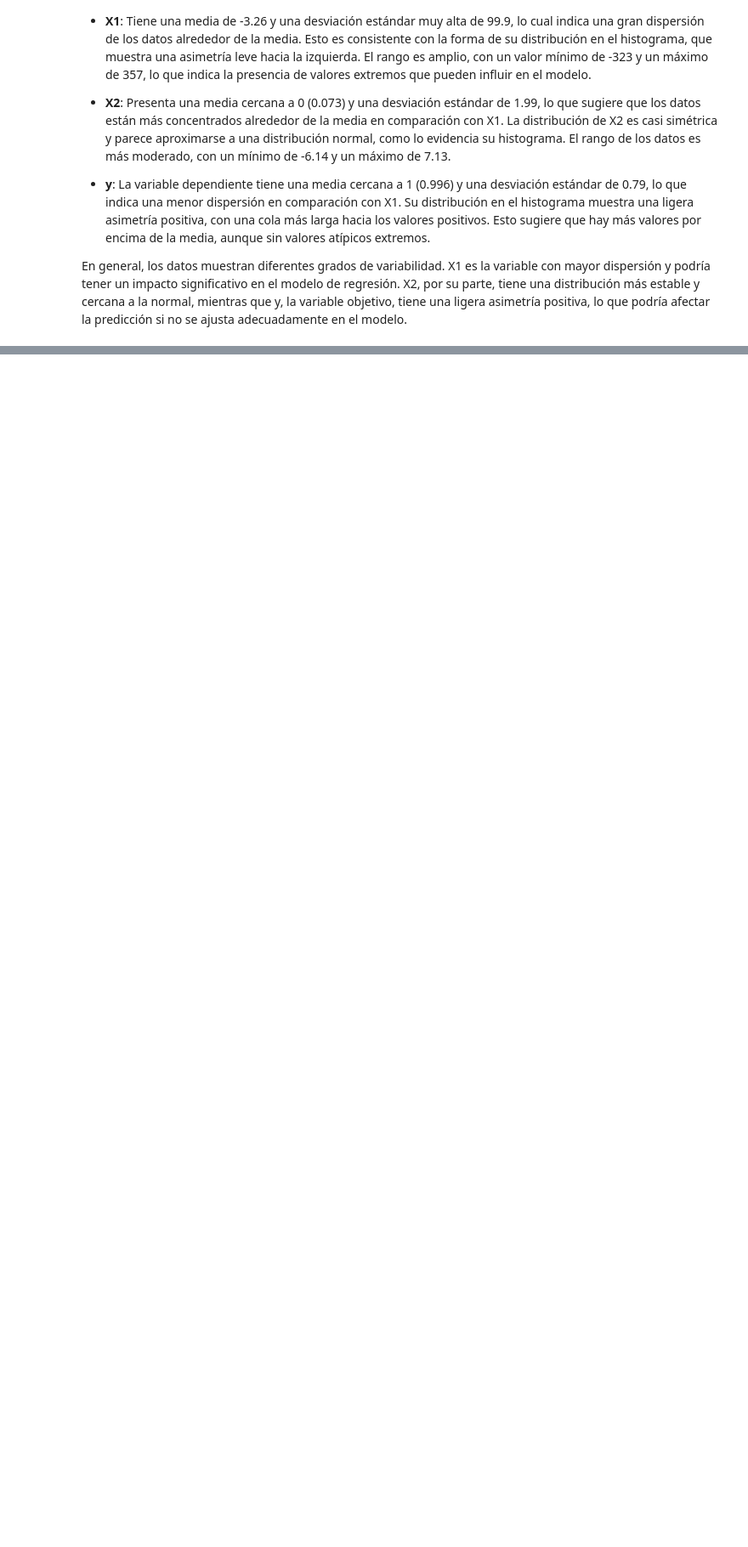
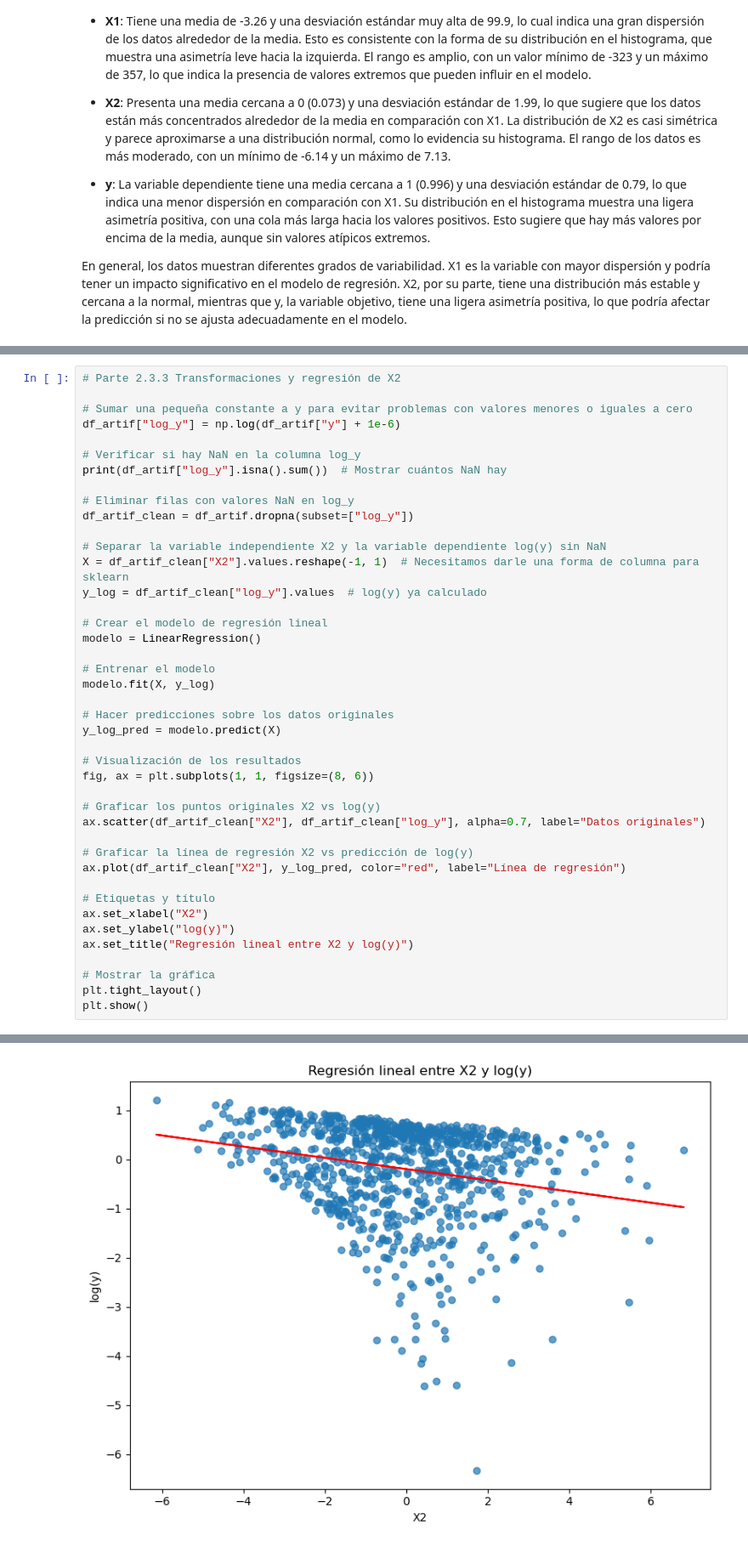
Before and after one commit to jclavijomartinez/IA2430, a Jupyter notebook: Proyecto1/JUAN-CLAVIJO-Proyecto1.ipynb, the cells around one changed output, grey strips where cells are left out. Shown at 85% size. Drawn from its saved outputs; the diff is of its cells as text; blank space fills up the shorter version.

Commit message:
punto 2 casi casi listo, solo falta circulo

```diff
--- a/Proyecto1/JUAN-CLAVIJO-Proyecto1.ipynb
+++ b/Proyecto1/JUAN-CLAVIJO-Proyecto1.ipynb
@@ -534,0 +569,43 @@ plt.show()
+# %%
+# Parte 2.3.3 Transformaciones y regresión de X2
+
+# Sumar una pequeña constante a y para evitar problemas con valores menores o iguales a cero
+df_artif["log_y"] = np.log(df_artif["y"] + 1e-6)
+
+# Verificar si hay NaN en la columna log_y
+print(df_artif["log_y"].isna().sum())  # Mostrar cuántos NaN hay
+
+# Eliminar filas con valores NaN en log_y
+df_artif_clean = df_artif.dropna(subset=["log_y"])
+
+# Separar la variable independiente X2 y la variable dependiente log(y) sin NaN
+X = df_artif_clean["X2"].values.reshape(-1, 1)  # Necesitamos darle una forma de columna para sklearn
+y_log = df_artif_clean["log_y"].values  # log(y) ya calculado
+
+# Crear el modelo de regresión lineal
+modelo = LinearRegression()
+
+# Entrenar el modelo
+modelo.fit(X, y_log)
+
+# Hacer predicciones sobre los datos originales
+y_log_pred = modelo.predict(X)
+
+# Visualización de los resultados
+fig, ax = plt.subplots(1, 1, figsize=(8, 6))
+
+# Graficar los puntos originales X2 vs log(y)
+ax.scatter(df_artif_clean["X2"], df_artif_clean["log_y"], alpha=0.7, label="Datos originales")
+
+# Graficar la línea de regresión X2 vs predicción de log(y)
+ax.plot(df_artif_clean["X2"], y_log_pred, color="red", label="Línea de regresión")
+
+# Etiquetas y título
+ax.set_xlabel("X2")
+ax.set_ylabel("log(y)")
+ax.set_title("Regresión lineal entre X2 y log(y)")
+
+# Mostrar la gráfica
+plt.tight_layout()
+plt.show()
+# %% [output]
@@ -534,0 +613 @@ plt.show()
+[figure, added]
```
Also changed, not shown: parts of 12 cells of this notebook.
